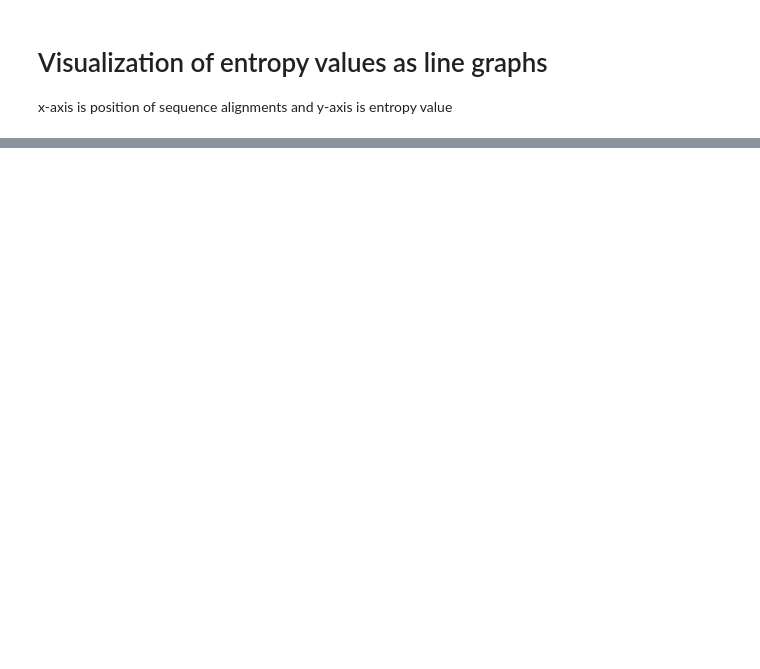
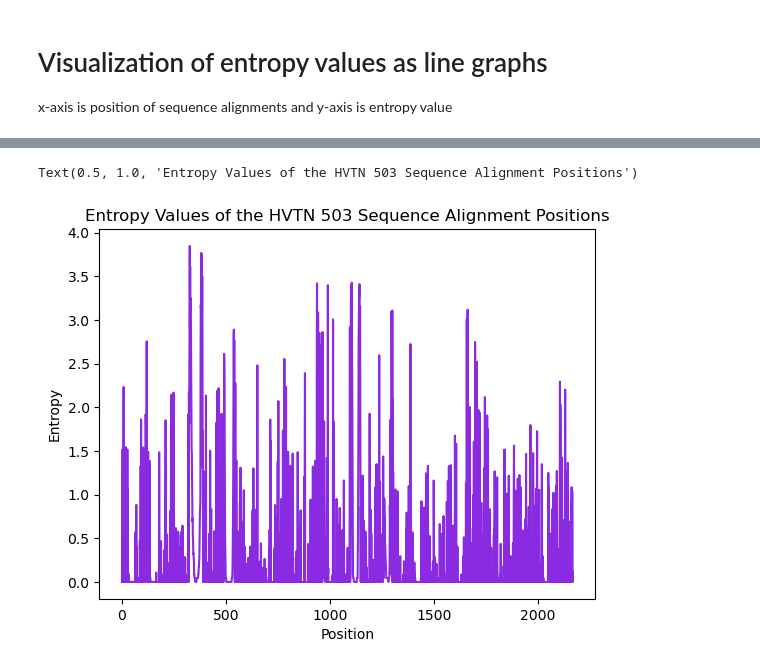
Before and after one commit to MarthinMandig/Fred_Hutch_HIV_Dump_Code, a Jupyter notebook: Jupyter Notebook Fred Hutch HIV Code.ipynb, the cells around one changed output, grey strips where cells are left out. Saved outputs shown, nothing was run; the diff lists cells and outputs as text; code cells hidden in the pictures; blank space fills up the shorter version.

```diff
--- a/Jupyter Notebook Fred Hutch HIV Code.ipynb
+++ b/Jupyter Notebook Fred Hutch HIV Code.ipynb
@@ -623,0 +635,16 @@ KeyboardInterrupt:
+# %%
+#This code visualizes the entropy of HVTN 503
+
+
+#This code converts the HVTN 503 sequence data to a numerical x-axis
+x = list(range(len(HVTN503_entropy))) #List creates a list object of the entropy
+y = HVTN503_entropy
+
+
+plt.plot(x, y, color='blueviolet')
+plt.xlabel("Position")
+plt.ylabel("Entropy")
+plt.title("Entropy Values of the HVTN 503 Sequence Alignment Positions")
+# %% [output]
+Text(0.5, 1.0, 'Entropy Values of the HVTN 503 Sequence Alignment Positions')
+[figure, added]
```
Also changed, not shown: parts of 7 cells of this notebook.
